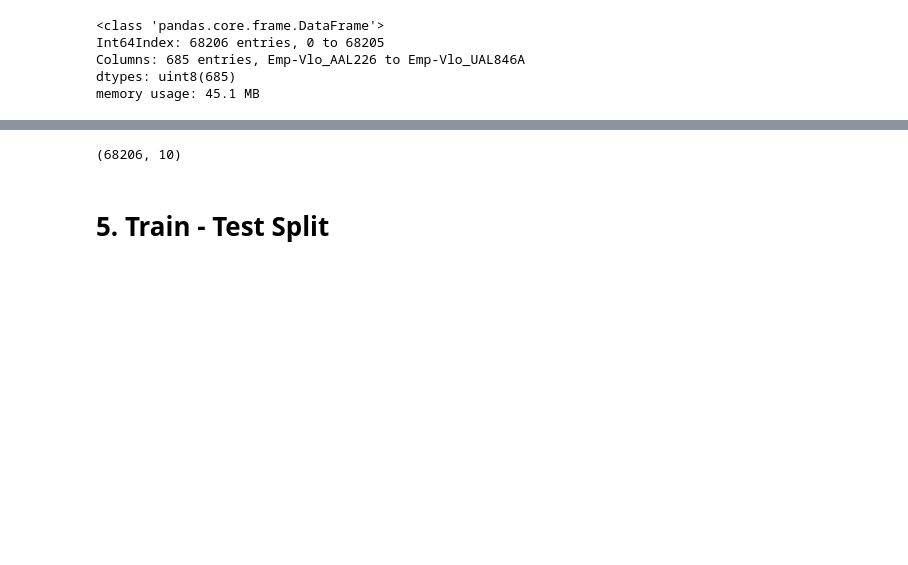
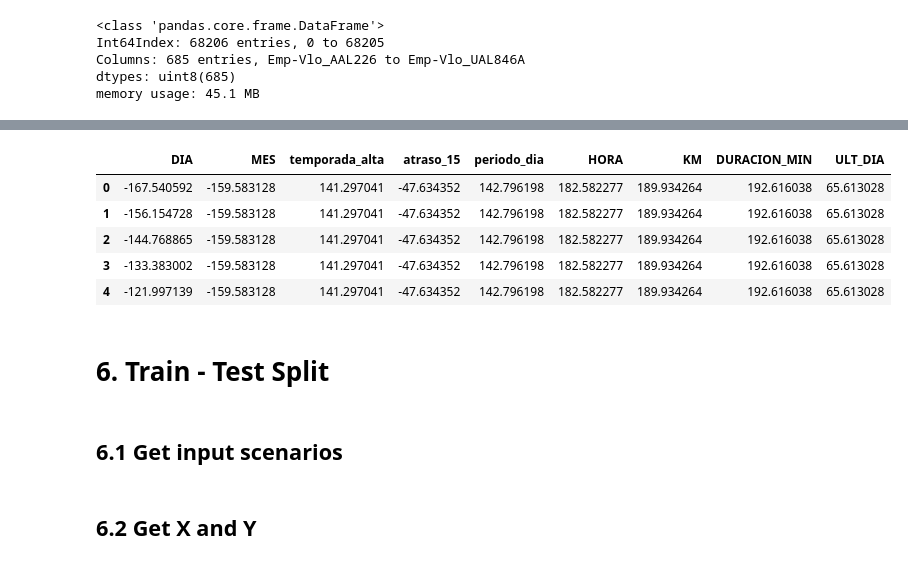
Before and after one commit to GuillermoBastian/LatamProject, a Jupyter notebook: solution.ipynb, the cells around one changed output, grey strips where cells are left out. Saved outputs shown, nothing was run; the diff lists cells and outputs as text; code cells hidden in the pictures; blank space fills up the shorter version.

```diff
--- a/solution.ipynb
+++ b/solution.ipynb
@@ -319,11 +337,17 @@ def normalizar_df(df):
   scaled_df = pd.DataFrame(scaled, columns=df.columns)
   return scaled_df
 # %%
-cols = ["dif_min", "HORA"]
-norm_df = normalizar_df(main_nfields_df[numerical_columns])
-norm_df.shape
+norm_df = normalizar_df(main_nfields_df[numerical_columns])*100
+norm_df.head()
 # %% [output]
-(68206, 10)
+|  | DIA | MES | temporada_alta | atraso_15 | periodo_dia | HORA | KM | DURACION_MIN | ULT_DIA |
+| 0 | -167.540592 | -159.583128 | 141.297041 | -47.634352 | 142.796198 | 182.582277 | 189.934264 | 192.616038 | 65.613028 |
+| 1 | -156.154728 | -159.583128 | 141.297041 | -47.634352 | 142.796198 | 182.582277 | 189.934264 | 192.616038 | 65.613028 |
+| 2 | -144.768865 | -159.583128 | 141.297041 | -47.634352 | 142.796198 | 182.582277 | 189.934264 | 192.616038 | 65.613028 |
+| 3 | -133.383002 | -159.583128 | 141.297041 | -47.634352 | 142.796198 | 182.582277 | 189.934264 | 192.616038 | 65.613028 |
+| 4 | -121.997139 | -159.583128 | 141.297041 | -47.634352 | 142.796198 | 182.582277 | 189.934264 | 192.616038 | 65.613028 |
 # %% [markdown]
-# 5. Train - Test Split
+# 6. Train - Test Split
+# %% [markdown]
+## 6.1 Get input scenarios
 # %%
@@ -334,3 +363,5 @@ input_model_onehot_norm = pd.concat([main_onehot_df, norm_df] , axis=1)
+# %% [markdown]
+## 6.2 Get X and Y
 # %%
 # Reconocer variables independientes del target
 ycols = ["atraso_15", "dif_min"]
```
Also changed, not shown: parts of 47 cells of this notebook.
